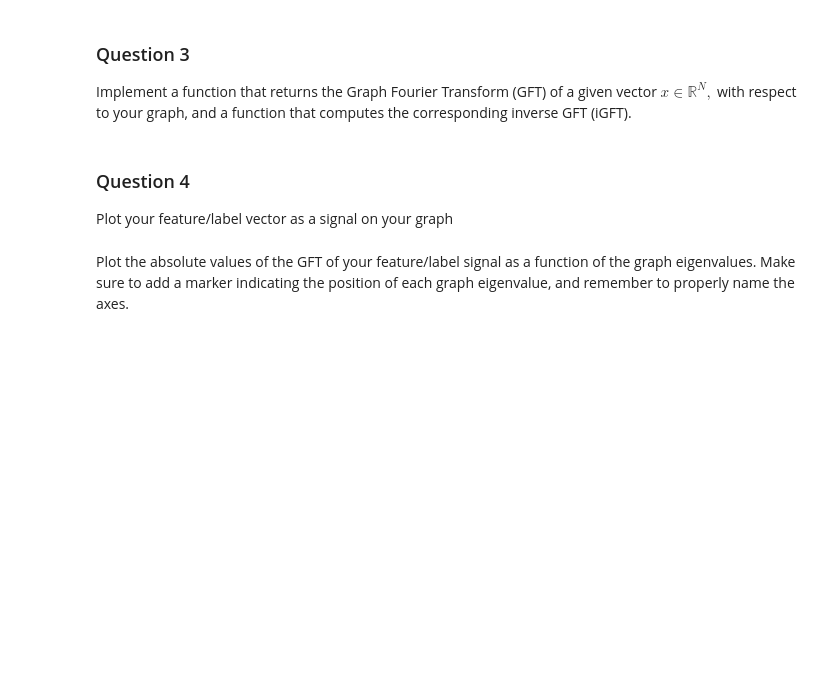
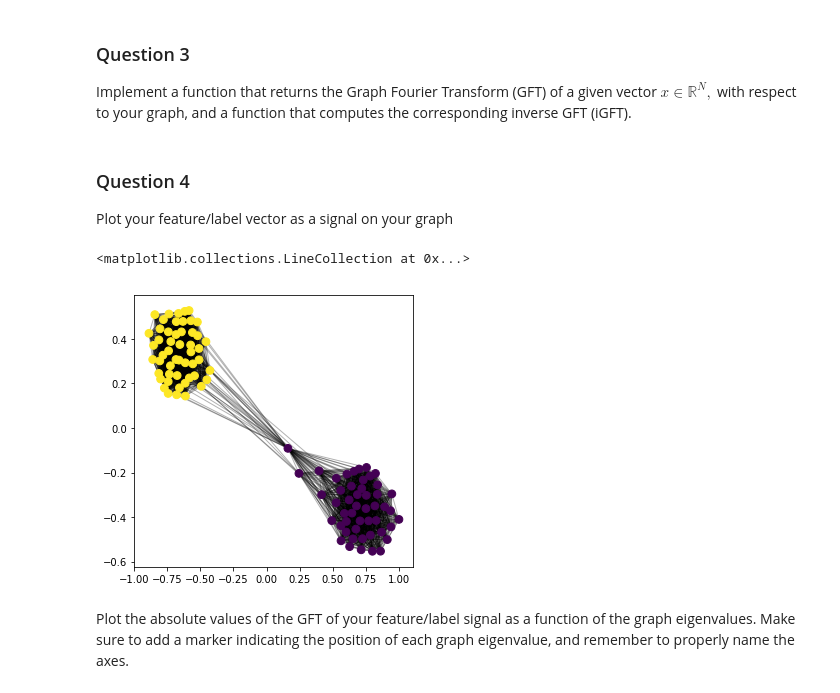
Before and after one commit to AgentAGadge/ntds_2018, a Jupyter notebook: milestones/4_graph_signal_processing.ipynb, the cells around one changed output. Saved outputs shown, nothing was run; the diff lists cells and outputs as text; code cells hidden in the pictures; blank space fills up the shorter version.

```diff
--- a/milestones/4_graph_signal_processing.ipynb
+++ b/milestones/4_graph_signal_processing.ipynb
@@ -206,2 +204,11 @@ Plot your feature/label vector as a signal on your graph
+# %%
+# Your code here.
+plt.figure(figsize= (5,5))
+plt.subplot(111)
+nx.draw_networkx_nodes(graph, coords, node_size=60, node_color=labels)
+nx.draw_networkx_edges(graph, coords, alpha=0.3)
+# %% [output]
+<matplotlib.collections.LineCollection at 0x...>
+[figure, added]
 # %% [markdown]
 Plot the absolute values of the GFT of your feature/label signal as a function of the graph eigenvalues. Make sure to add a marker indicating the position of each graph eigenvalue, and remember to properly name the axes.
```
Also changed, not shown: parts of 6 cells of this notebook, 1 other file.
